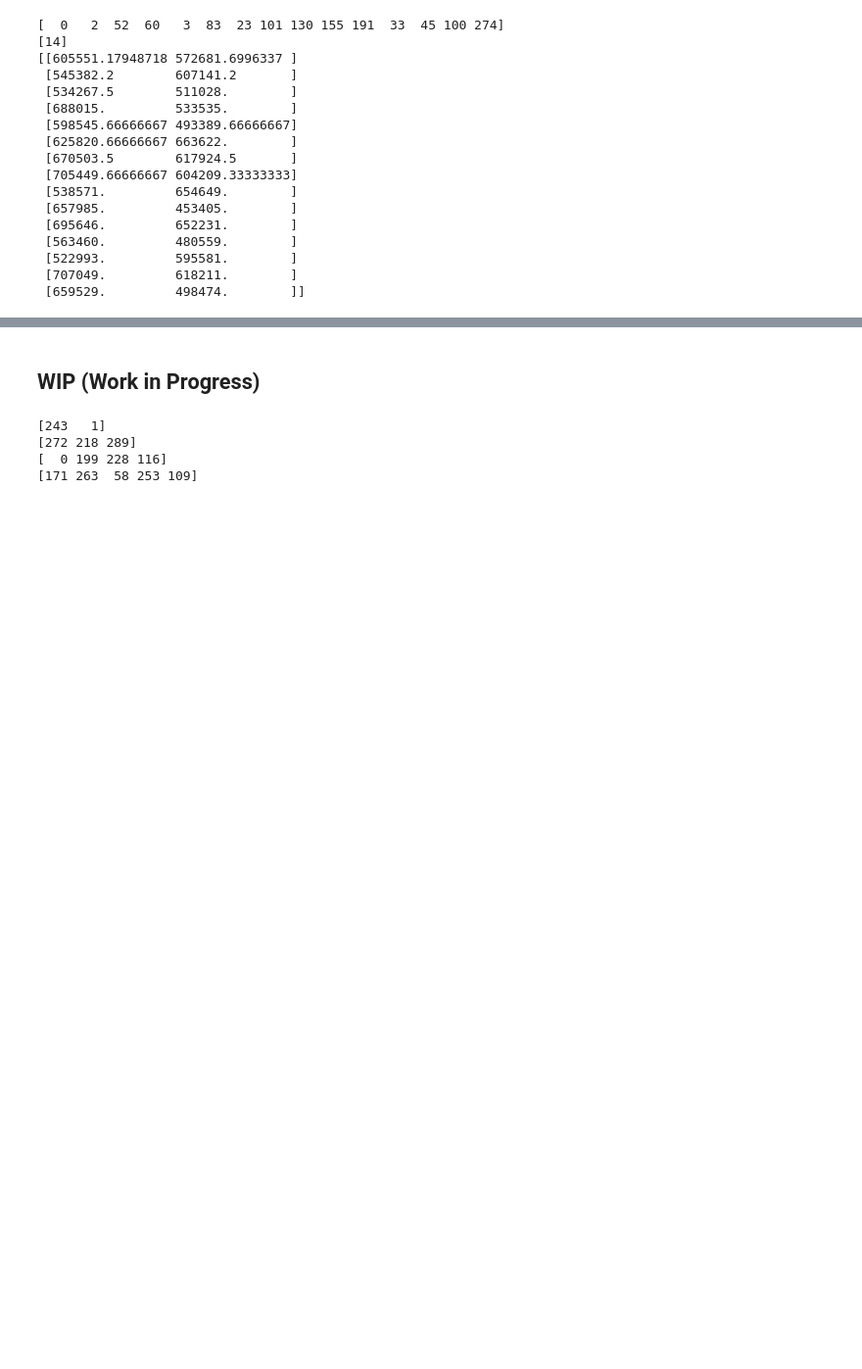
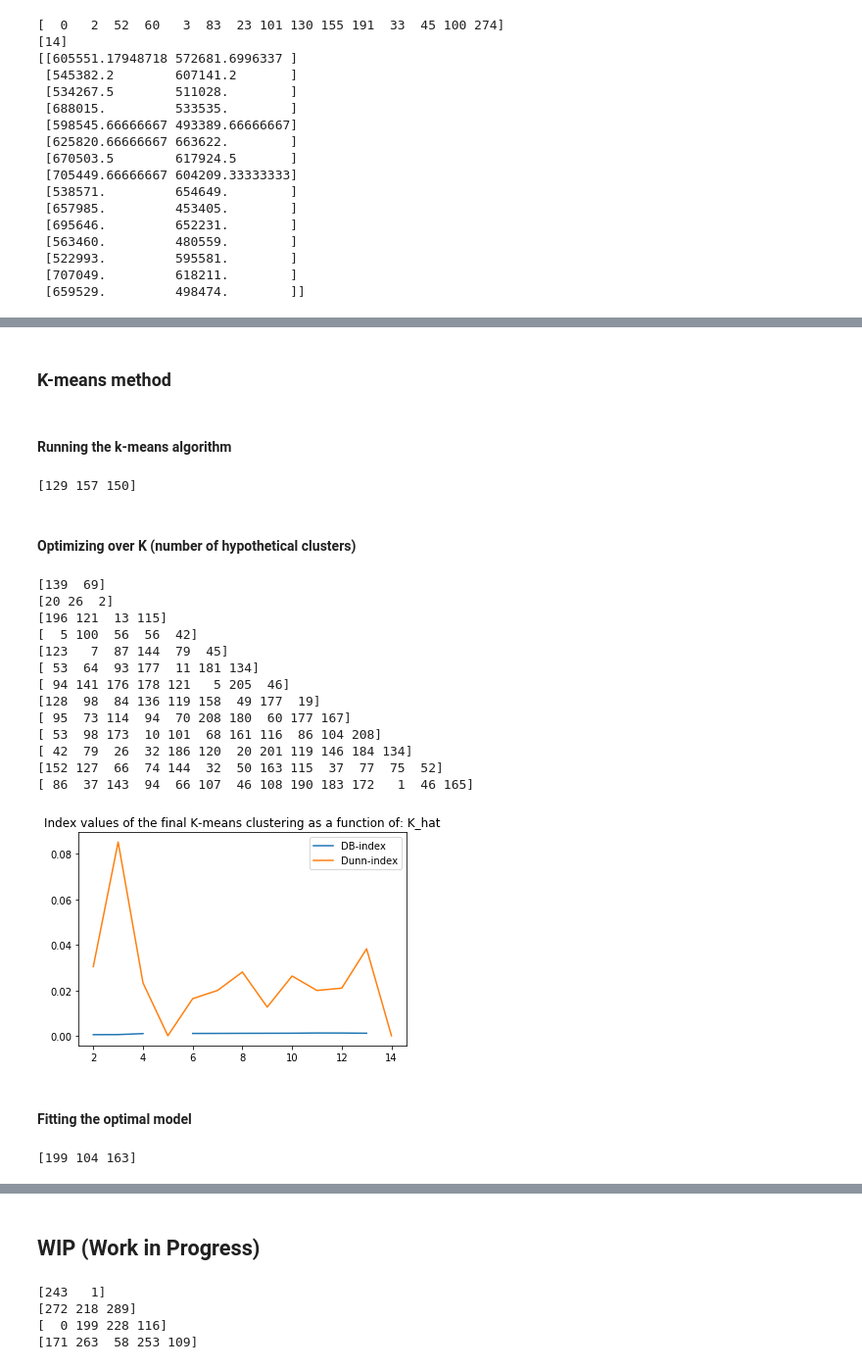
Before and after one commit to paparon96/Clustering, a Jupyter notebook: Aron_Distance_examples.ipynb, the cells around one changed output, grey strips where cells are left out. Shown: that part at 98% size. Cells and saved outputs as stored; diff of their text form; code cells hidden in the pictures; blank space fills up the shorter version.

```diff
--- a/Aron_Distance_examples.ipynb
+++ b/Aron_Distance_examples.ipynb
@@ -598,0 +756,5 @@ print(cost_values_dunn[-1])
+# %%
+## Read in the data
+thyroid = pd.read_csv('./Data/Thyroid_new.csv', header=None)
+print(thyroid.head())
+print(thyroid.shape)
@@ -598,0 +769,34 @@ print(cost_values_dunn[-1])
+# %% [markdown]
+### K-means method
+# %% [markdown]
+#### Running the k-means algorithm
+# %%
+X_5d = thyroid
+centroids, cluster_table, cost_values_db, cost_values_dunn = k_means_clustering(3,X_5d)
+# %% [output]
+[129 157 150]
+# %% [markdown]
+#### Optimizing over K (number of hypothetical clusters)
+# %%
+index_params_plotter('K_hat',2,15,X_5d)
+# %% [output]
+[139  69]
+[20 26  2]
+[196 121  13 115]
+[  5 100  56  56  42]
+[123   7  87 144  79  45]
+[ 53  64  93 177  11 181 134]
+[ 94 141 176 178 121   5 205  46]
+[128  98  84 136 119 158  49 177  19]
+[ 95  73 114  94  70 208 180  60 177 167]
+[ 53  98 173  10 101  68 161 116  86 104 208]
+[ 42  79  26  32 186 120  20 201 119 146 184 134]
+[152 127  66  74 144  32  50 163 115  37  77  75  52]
+[ 86  37 143  94  66 107  46 108 190 183 172   1  46 165]
+[figure, added]
+# %% [markdown]
+#### Fitting the optimal model
+# %%
+centroids, cluster_table, cost_values_db, cost_values_dunn = k_means_clustering(3,X_5d)
+# %% [output]
+[199 104 163]
```
Also changed, not shown: parts of 40 cells of this notebook, 4 other files.
